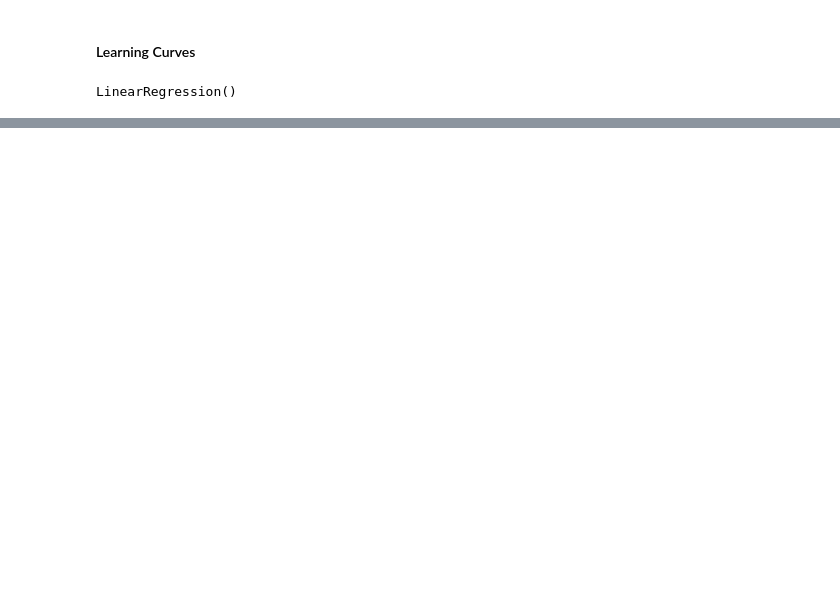
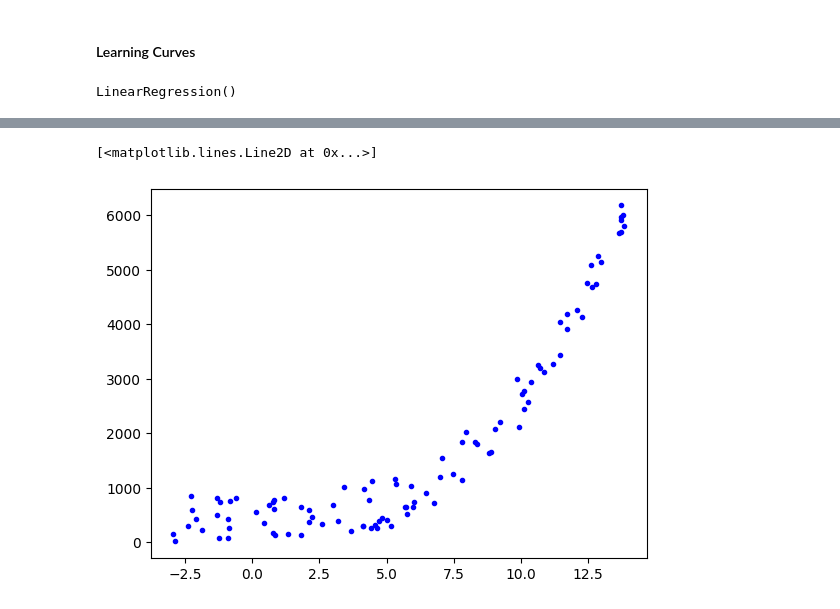
Before and after one commit to ARKA1112/HOML_AurelienG, a Jupyter notebook: chap4_TrainingM.ipynb, the cells around one changed output, grey strips where cells are left out. Drawn from its saved outputs; the diff is of its cells as text; code cells hidden in the pictures; blank space fills up the shorter version.

```diff
--- a/chap4_TrainingM.ipynb
+++ b/chap4_TrainingM.ipynb
@@ -282,0 +301,13 @@ plot_learning_curves(lin_reg, X, y)
+# %%
+import numpy as np
+X = 17*np.random.rand(100,1) - 3
+y = 2*X**3 + X**2 + 1000*np.random.rand(100,1)
+# %%
+import matplotlib.pylab as plt
+%matplotlib inline
+
+plt.plot(X,y,'b.')
+#plt.axis([-15,10,-6000,2000])
+# %% [output]
+[<matplotlib.lines.Line2D at 0x...>]
+[figure, added]
```
Also changed, not shown: parts of 42 cells of this notebook.
